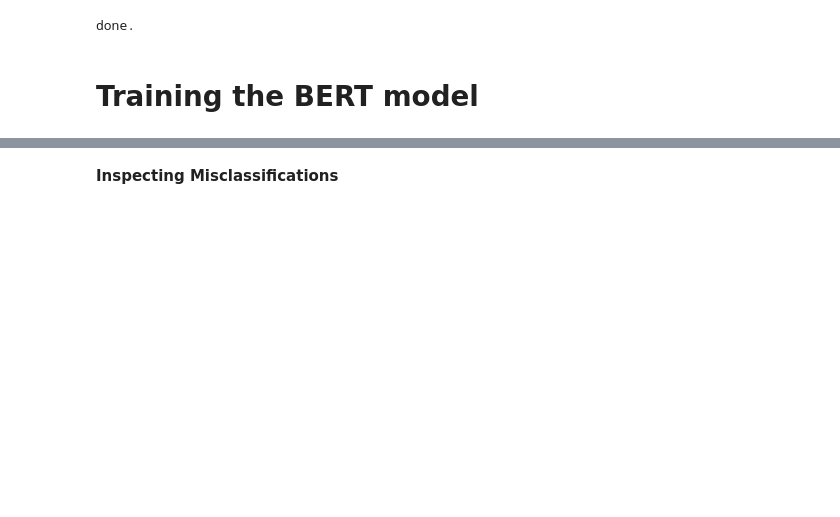
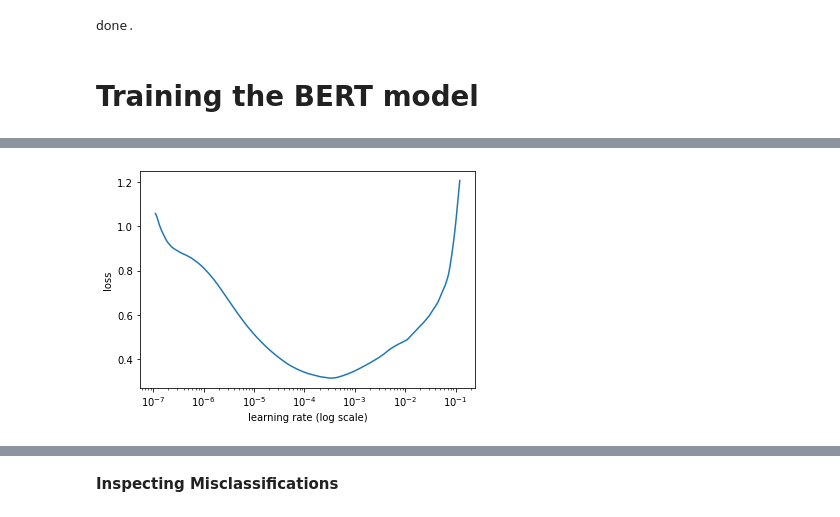
Before and after one commit to rami-athmani/detecting-sql-injections-using-bert, a Jupyter notebook: main.ipynb, the cells around one changed output, grey strips where cells are left out. Saved outputs shown, nothing was run; the diff lists cells and outputs as text; code cells hidden in the pictures; blank space fills up the shorter version.

```diff
--- a/main.ipynb
+++ b/main.ipynb
@@ -146,7 +128,7 @@ sentences_train, sentences_test, labels_train, labels_test = train_test_split(se
 
 (x_train, y_train), (x_test, y_test), preproc = text.texts_from_array(sentences_train, labels_train,
                                                                        preprocess_mode='bert',
-                                                                       maxlen=100,
+                                                                       maxlen=500,
                                                                       class_names=list(set(labels_train))
                                                                       )
 # %% [output]
@@ -176,3 +176,7 @@ learner = ktrain.get_learner(model=model,
+# %%
+learner.lr_plot()
+# %% [output]
+[figure, added]
 # %%
 learner.fit_onecycle(lr=2e-5, epochs=4)
 # %% [output]
```
Also changed, not shown: parts of 16 cells of this notebook, 4 other files.
